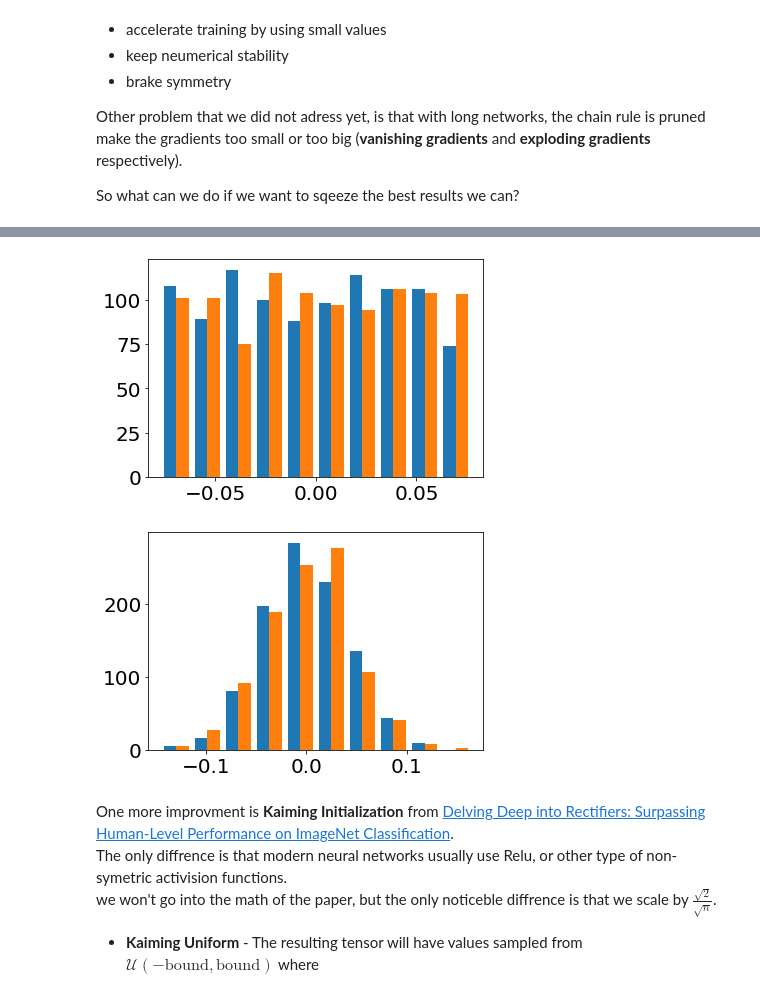
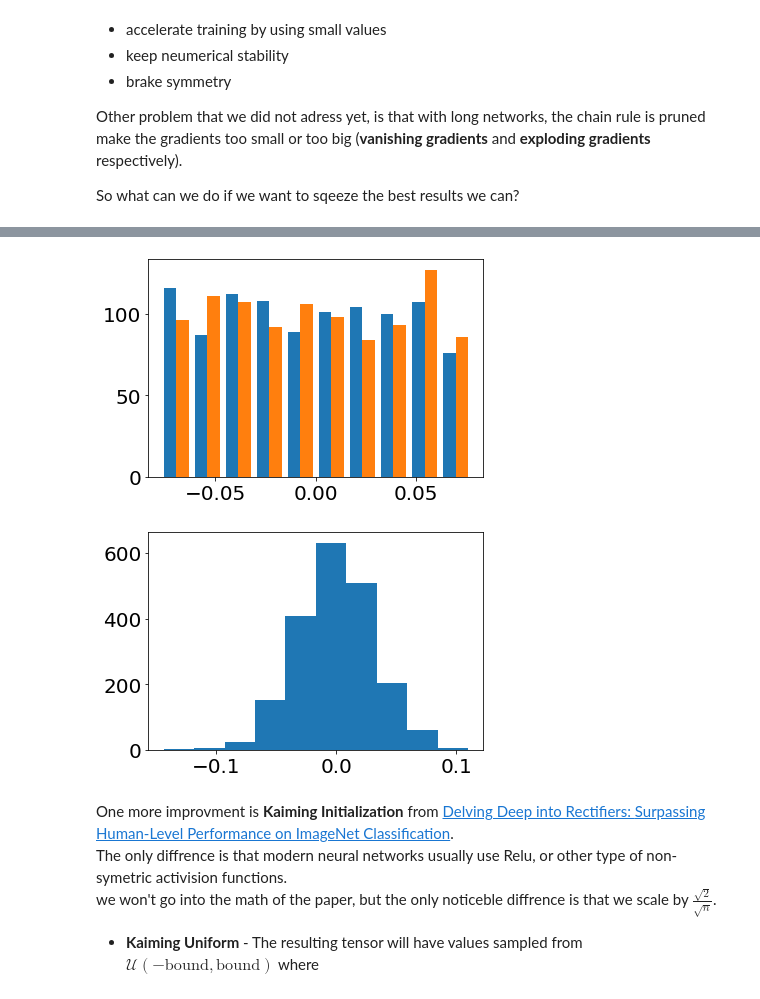
Before and after one commit to mkimhi/cs3600-tutorials, a Jupyter notebook: T2/tutorial2-MLP.ipynb, the cells around one changed output, grey strips where cells are left out. Drawn from its saved outputs; the diff is of its cells as text; code cells hidden in the pictures.

```diff
--- a/T2/tutorial2-MLP.ipynb
+++ b/T2/tutorial2-MLP.ipynb
@@ -808,17 +818,17 @@ note that we can use this normalization with $~\mathcal(N)$ or $~\mathcal(U)$
 
 * `fan_in` is the number of input units in the weight tensor and `fan_out` is the number of output units in the weight tensor
 # %%
-w = torch.empty(1, 1000)
+w = torch.empty(2, 1000)
 xavier_u = torch.nn.init.xavier_uniform_(w, gain=1.0)
 plt.hist(xavier_u);
 # %% [output]
-[figure, old version]
+[figure, new version]
 # %%
-w = torch.empty(1, 1000)
+w = torch.empty(1, 2000)
 xavier_n = torch.nn.init.xavier_normal_(w, gain=1.0)
 plt.hist(xavier_n);
 # %% [output]
-[figure, old version]
+[figure, new version]
 # %% [markdown]
 One more improvment is **Kaiming Initialization** from [Delving Deep into Rectifiers:
 Surpassing Human-Level Performance on ImageNet Classification](https://arxiv.org/pdf/1502.01852.pdf).<br>
```
Also changed, not shown: parts of 13 cells of this notebook.
